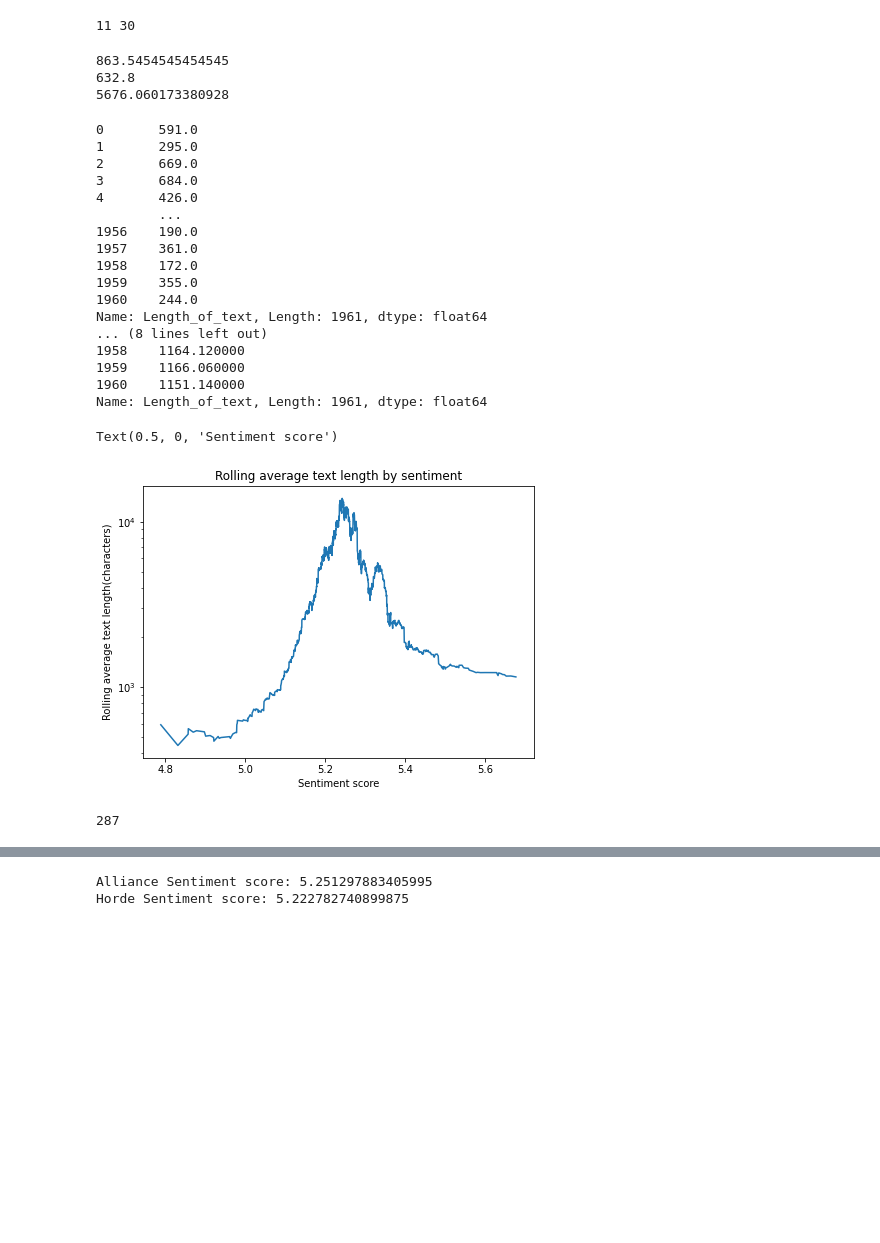
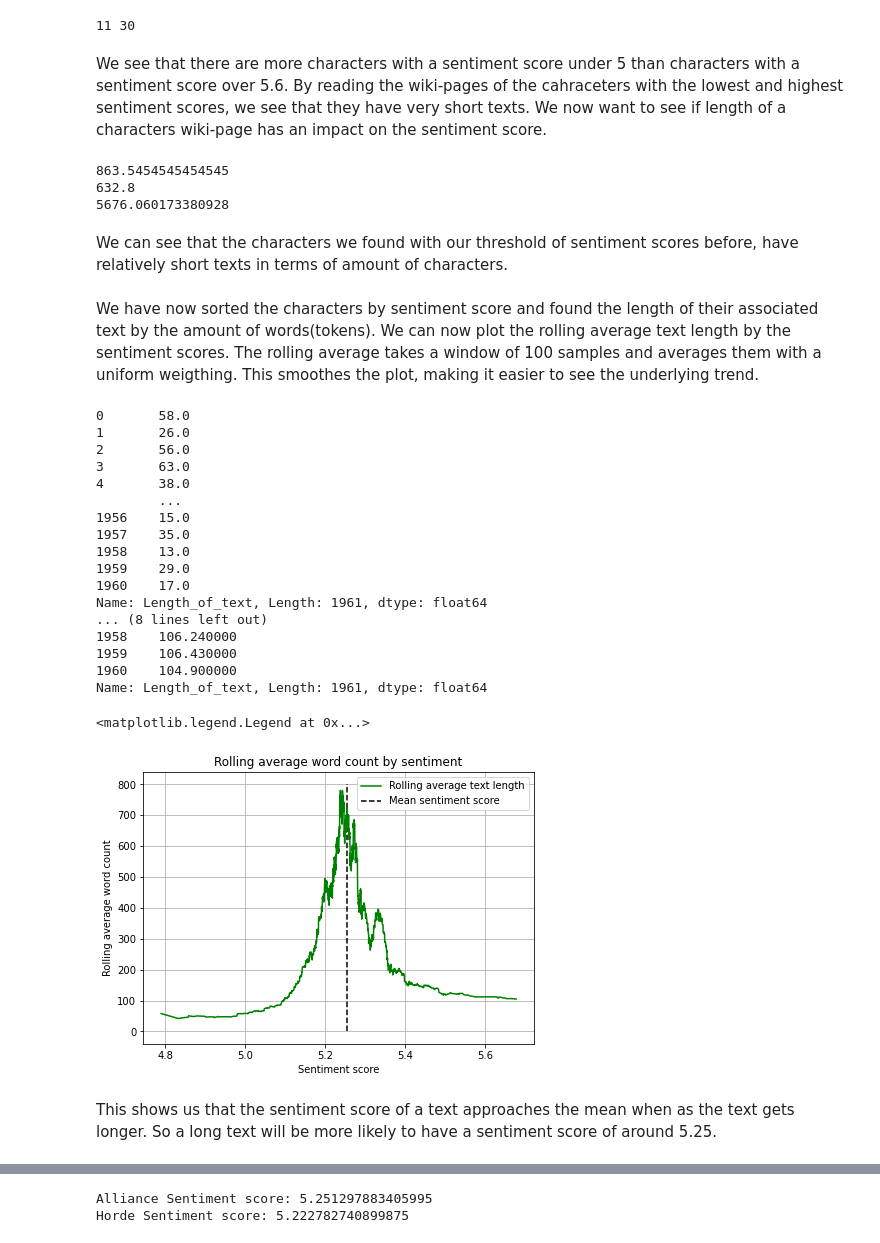
Before and after one commit to Malthe57/SocGraphProject, a Jupyter notebook: Timeline and Sentiment.ipynb, the cells around one changed output, grey strips where cells are left out. Saved outputs shown, nothing was run; the diff lists cells and outputs as text; code cells hidden in the pictures; blank space fills up the shorter version.

```diff
--- a/Timeline and Sentiment.ipynb
+++ b/Timeline and Sentiment.ipynb
@@ -446,6 +461,9 @@ good_names=sorted([name for (name,value) in list(DG.nodes('sentiment')) if value
 print(len(good_names),len(evil_names))
 # %% [output]
 11 30
+# %% [markdown]
+We see that there are more characters with a sentiment score under 5 than characters with a sentiment score over 5.6.
+By reading the wiki-pages of the cahraceters with the lowest and highest sentiment scores, we see that they have very short texts. We now want to see if length of a characters wiki-page has an impact on the sentiment score.
 # %%
 #Calculate the mean ammount of characters in a text for characters with a sentiment score below 5 compared to those with a sentiment score above 5.3, and all characters
 print(np.mean([len(str(df_text['Clean Text'][df_text['Name']==name].values)) for name in good_names]))
@@ -455,42 +473,48 @@ print(np.mean([len(str(df_text['Clean Text'][df_text['Name']==name].values)) for
 863.5454545454545
 632.8
 5676.060173380928
+# %% [markdown]
+We can see that the characters we found with our threshold of sentiment scores before, have relatively short texts in terms of amount of characters.
 # %%
+#Sort characters by sentiment scores
 temp_sent_list = sorted([(value, name) for (name,value) in list(DG.nodes('sentiment'))])
 sorted_sent = [value for (value,name) in temp_sent_list]
-sorted_len = [len(str(df_text['Clean Text'][df_text['Name']==name].values)) for (value,name) in temp_sent_list]
+sorted_len = [len(nltk.FreqDist(str(df_text['Clean Text'][df_text['Name']==name].values).split())) for (value,name) in temp_sent_list]
+# %% [markdown]
+We have now sorted the characters by sentiment score and found the length of their associated text by the amount of words(tokens). We can now plot the rolling average text length by the sentiment scores. The rolling average takes a window of 100 samples and averages them with a uniform weigthing. This smoothes the plot, making it easier to see the underlying trend.
 # %%
 sent_len_df = pd.DataFrame(np.array([sorted_sent, sorted_len]).T,columns=['Sentiment_score','Length_of_text'])
 print(sent_len_df['Length_of_text'])
 rolled_series = sent_len_df['Length_of_text'].rolling(100,min_periods=1).mean()
 print(rolled_series)
 plt.figure(figsize=(7,5))
-plt.plot(sorted_sent,rolled_series)
-plt.yscale('log')
-plt.title('Rolling average text length by sentiment')
-plt.ylabel('Rolling average text length(characters)')
+plt.plot(sorted_sent,rolled_series,'g',label='Rolling average text length')
+# plt.yscale('log')
+plt.title('Rolling average word count by sentiment')
+plt.ylabel('Rolling average word count')
 plt.xlabel('Sentiment score')
+plt.vlines(mean_sent,ymin=0,ymax=800, color='black',linestyles='--',label='Mean sentiment score')
+plt.grid()
+plt.legend()
 # %% [output]
-0       591.0
-1       295.0
-2       669.0
-3       684.0
-4       426.0
+0       58.0
+1       26.0
+2       56.0
+3       63.0
+4       38.0
         ...
-1956    190.0
-1957    361.0
-1958    172.0
-1959    355.0
-1960    244.0
+1956    15.0
+1957    35.0
+1958    13.0
+1959    29.0
+1960    17.0
 Name: Length_of_text, Length: 1961, dtype: float64
 ... (8 lines left out)
-1958    1164.120000
-1959    1166.060000
-1960    1151.140000
+1958    106.240000
+1959    106.430000
+1960    104.900000
 Name: Length_of_text, Length: 1961, dtype: float64
-Text(0.5, 0, 'Sentiment score')
+<matplotlib.legend.Legend at 0x...>
-[figure, old version]
+[figure, new version]
-# %%
-len(str(df_text['Clean Text'][df_text['Name']==evil_names[0]].values))
-# %% [output]
-287
+# %% [markdown]
+This shows us that the sentiment score of a text approaches the mean when as the text gets longer. So a long text will be more likely to have a sentiment score of around 5.25.
```
Also changed, not shown: parts of 52 cells of this notebook, 6 other files.
